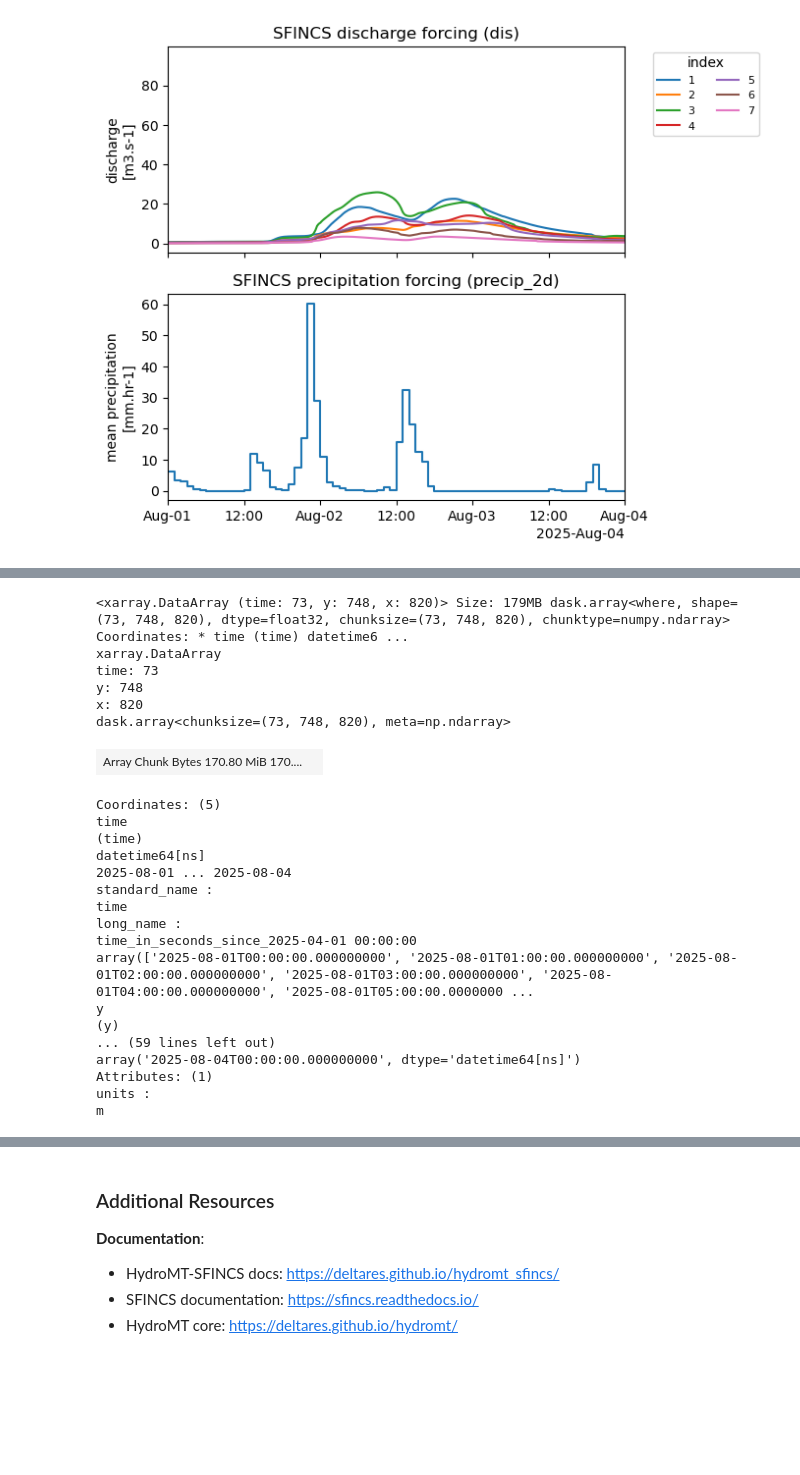
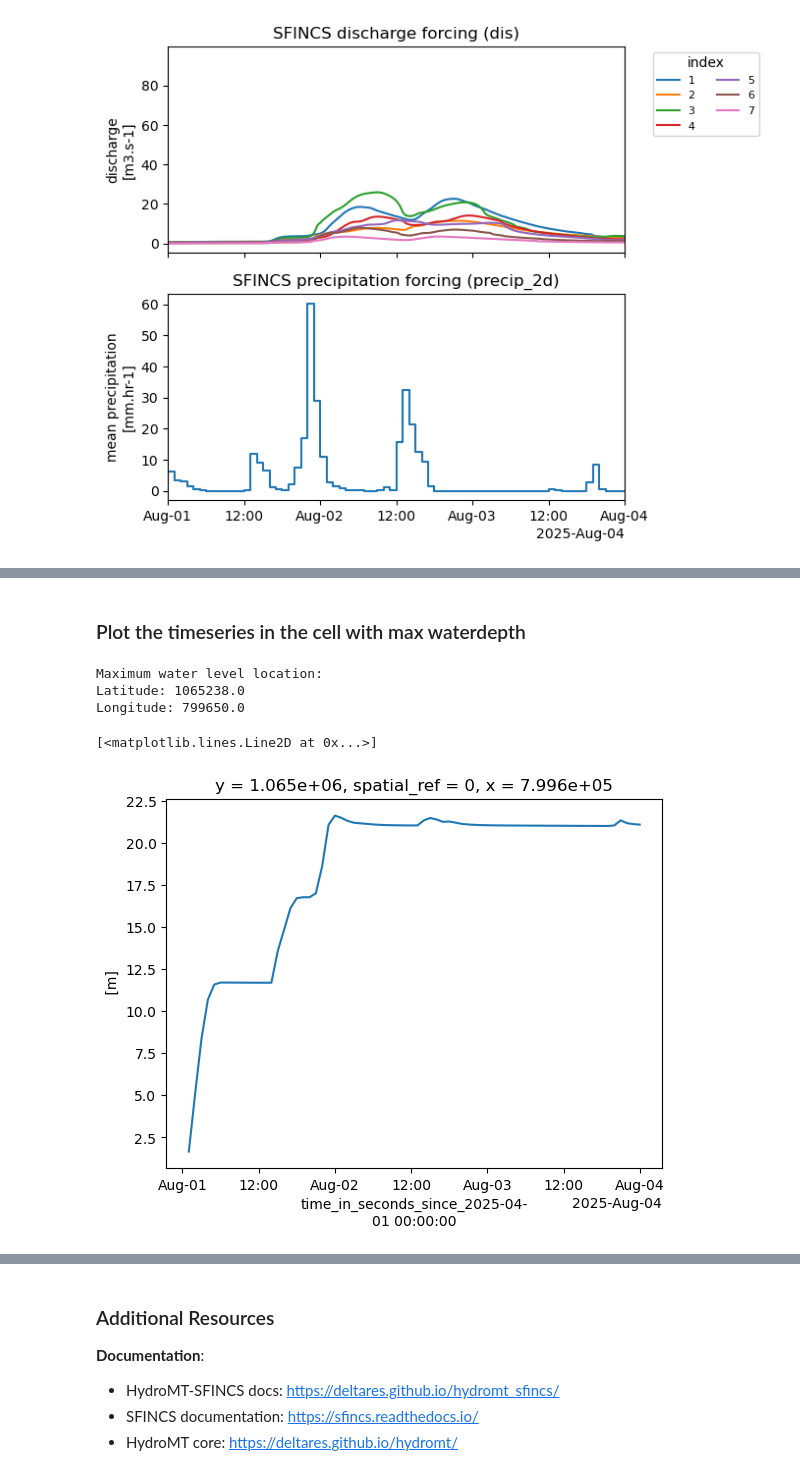
Before and after one commit to HKV-products-services/Capacity-Building-ICPAC-for-climate-services, a Jupyter notebook: 2_IBF_Flood_Damage/2_Hydrodynamic_Model/1_Run_DireDawa_SFINCS_model.ipynb, the cells around one changed output, grey strips where cells are left out. Saved outputs shown, nothing was run; the diff lists cells and outputs as text; code cells hidden in the pictures; blank space fills up the shorter version.

Commit message:
fig waterdepth timeseries

```diff
--- a/2_IBF_Flood_Damage/2_Hydrodynamic_Model/1_Run_DireDawa_SFINCS_model.ipynb
+++ b/2_IBF_Flood_Damage/2_Hydrodynamic_Model/1_Run_DireDawa_SFINCS_model.ipynb
@@ -270,29 +279,24 @@ sh: 1: getfattr: not found
+# %% [markdown]
+### Plot the timeseries in the cell with max waterdepth
 # %%
-d = mod.results['zs'] - mod.results['zb']
-d = d.where(msk)
-d.
+# Get the index of maximum water level
+max_idx = dmax.where(msk).argmax()
+
+# Convert flat index to 2D coordinates
+max_coords = np.unravel_index(max_idx, dmax.shape)
+
+# Get the actual lat/lon coordinates using .isel() for integer indexing
+max_lat = d.y.isel(y=max_coords[0]).values
+max_lon = d.x.isel(x=max_coords[1]).values
+
+print(f"Maximum water level location:")
+print(f"Latitude: {max_lat}")
+print(f"Longitude: {max_lon}")
+
+d.sel(x=max_lon, y=max_lat, method='nearest').plot()
 # %% [output]
-<xarray.DataArray (time: 73, y: 748, x: 820)> Size: 179MB dask.array<where, shape=(73, 748, 820), dtype=float32, chunksize=(73, 748, 820), chunktype=numpy.ndarray> Coordinates: * time (time) datetime6 ...
-xarray.DataArray
-time: 73
-y: 748
-x: 820
-dask.array<chunksize=(73, 748, 820), meta=np.ndarray>
+Maximum water level location:
+Latitude: 1065238.0
+Longitude: 799650.0
-| Array Chunk Bytes 170.80 MiB 170.... |  |
-Coordinates: (5)
-time
-(time)
-datetime64[ns]
-2025-08-01 ... 2025-08-04
-standard_name :
-time
-long_name :
-time_in_seconds_since_2025-04-01 00:00:00
-array(['2025-08-01T00:00:00.000000000', '2025-08-01T01:00:00.000000000', '2025-08-01T02:00:00.000000000', '2025-08-01T03:00:00.000000000', '2025-08-01T04:00:00.000000000', '2025-08-01T05:00:00.0000000 ...
-y
-(y)
-... (59 lines left out)
-array('2025-08-04T00:00:00.000000000', dtype='datetime64[ns]')
-Attributes: (1)
-units :
-m
+[<matplotlib.lines.Line2D at 0x...>]
+[figure, added]
```
Also changed, not shown: parts of 8 cells of this notebook.
